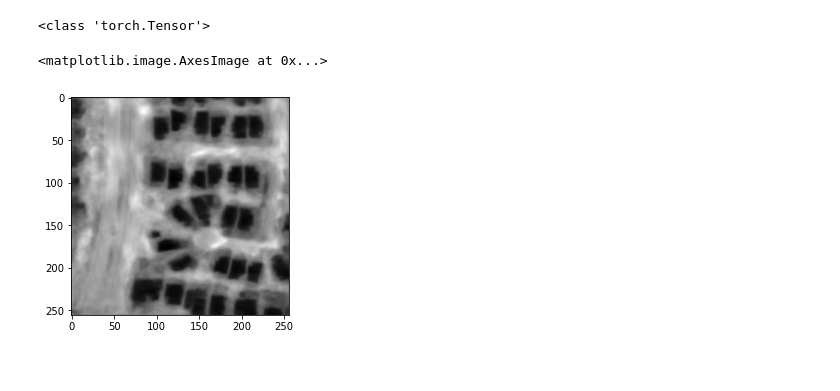
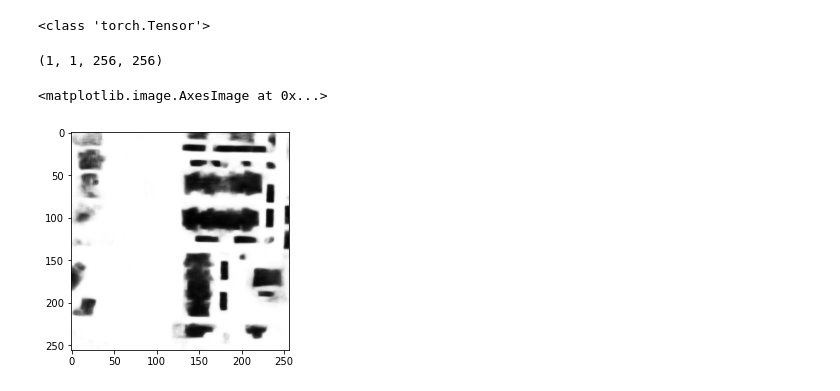
Before and after one commit to bryanjonas/pytorch-nested-unet, a Jupyter notebook: InferenceNotebook.ipynb, the cells around one changed output. Saved outputs shown, nothing was run; the diff lists cells and outputs as text; code cells hidden in the pictures.

```diff
--- a/InferenceNotebook.ipynb
+++ b/InferenceNotebook.ipynb
@@ -58,7 +70,7 @@ tilesArr = create_tiles(image, corners, network_size)
 # %%
-image = imread('/data/spacenet/bldg/data/validation/MUL/MUL-PanSharpen_AOI_2_Vegas_img1016.tif')
+image = imread('/data/spacenet/bldg/data/validation/MUL/MUL-PanSharpen_AOI_2_Vegas_img1023.tif')
 img = np.array((image[:,:,[4,2,1]]/(image[:,:,[4,2,1]].max()+1e-10)), dtype=np.float32)
-img = np.array(img*256, dtype=np.uint8)
+img = np.array(img*255, dtype=np.uint8)
 img = resize(img, (256, 256, 3))
 
 
@@ -75,7 +85,14 @@ output = model(img)
-# %%
-output = output.cpu()
+# %%
+with torch.no_grad():
+    #output = model(tilesArr)
+    output = model(img)
+    output = torch.sigmoid(output).cpu().numpy()
+# %%
+output.shape
+# %% [output]
+(1, 1, 256, 256)
 # %%
-plt.imshow(output.detach().numpy()[0,0,:,:], cmap = 'gray')
+plt.imshow(output[0,0,:,:], cmap = 'gray')
 # %% [output]
 <matplotlib.image.AxesImage at 0x...>
-[figure, old version]
+[figure, new version]
```
Also changed, not shown: parts of 9 cells of this notebook.
